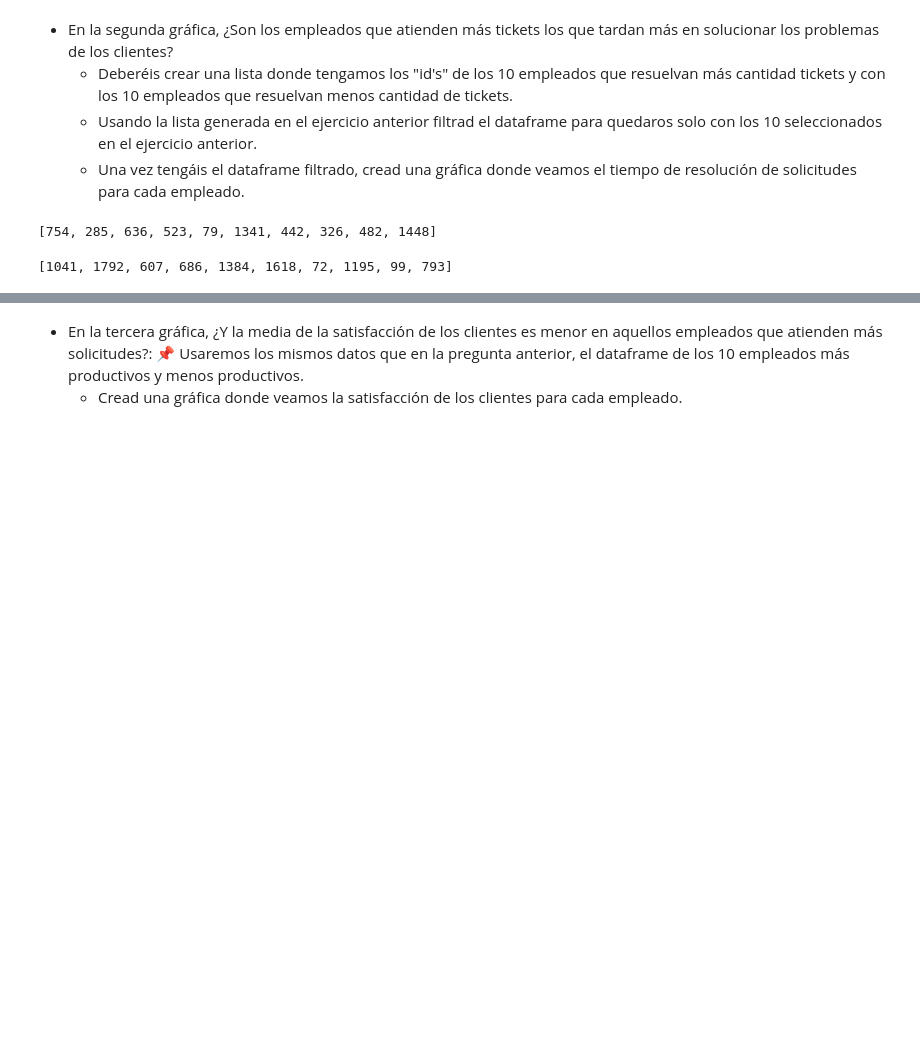
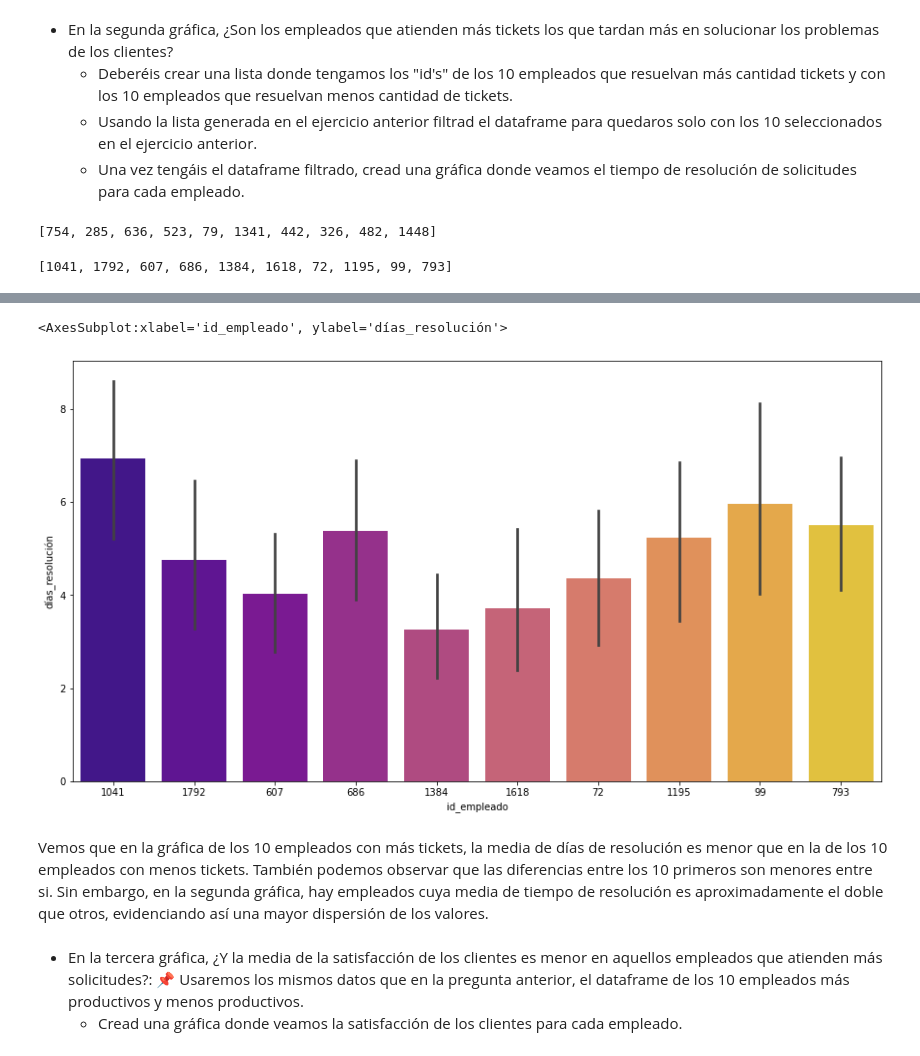
Before and after one commit to Adalab/promo-d-da-modulo2-sprint2-jacqueline-laura-lidya, a Jupyter notebook: eda/eda-leccion3-graficas-pair.ipynb, the cells around one changed output, grey strips where cells are left out. Saved outputs shown, nothing was run; the diff lists cells and outputs as text; code cells hidden in the pictures; blank space fills up the shorter version.

```diff
--- a/eda/eda-leccion3-graficas-pair.ipynb
+++ b/eda/eda-leccion3-graficas-pair.ipynb
@@ -143,5 +143,10 @@ sns.barplot(x = 'id_empleado', y = "días_resolución", data = df_media_primeros
 # %%
-sns.barplot(x = 'id_empleado', y = "días_resolución", data = df_ultimos, palette = "plasma", order = df_ultimos.sort_values('días_resolución', ascending = False)['id_empleado'])
+sns.barplot(x = 'id_empleado', y = "días_resolución", data = df_ultimos, order = lista_10_ultimos, palette = "plasma")
+# %% [output]
+<AxesSubplot:xlabel='id_empleado', ylabel='días_resolución'>
+[figure, added]
+# %% [markdown]
+Vemos que en la gráfica de los 10 empleados con más tickets, la media de días de resolución es menor que en la de los 10 empleados con menos tickets. También podemos observar que las diferencias entre los 10 primeros son menores entre si. Sin embargo, en la segunda gráfica, hay empleados cuya media de tiempo de resolución es aproximadamente el doble que otros, evidenciando así una mayor dispersión de los valores.
 # %% [markdown]
 
 
```
Also changed, not shown: parts of 8 cells of this notebook.
